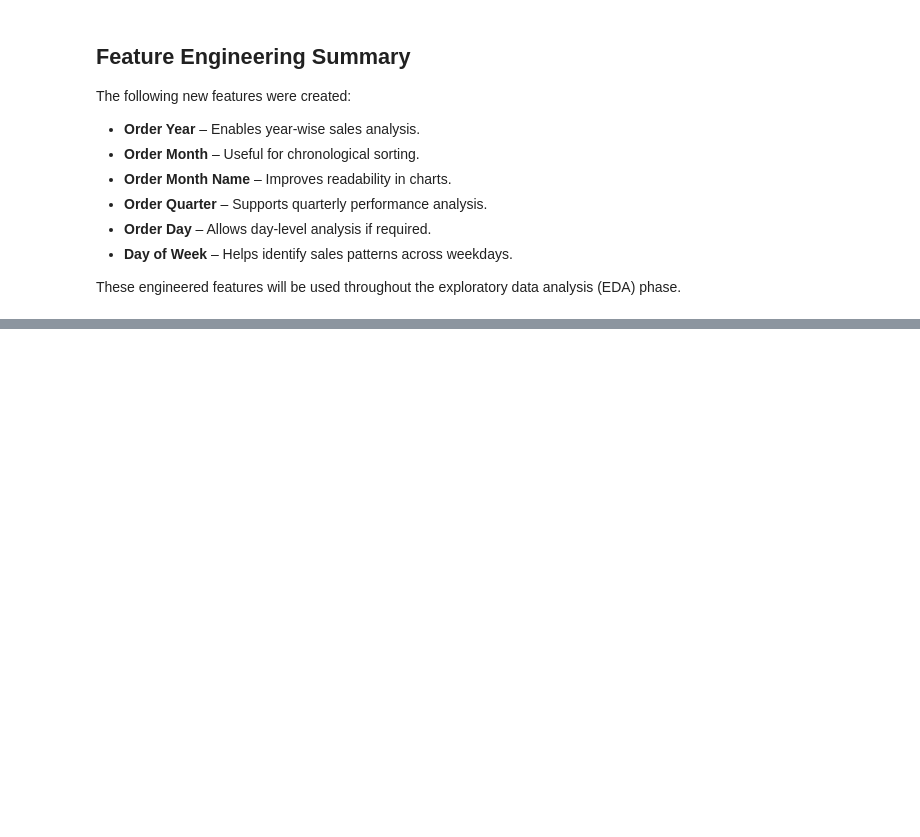
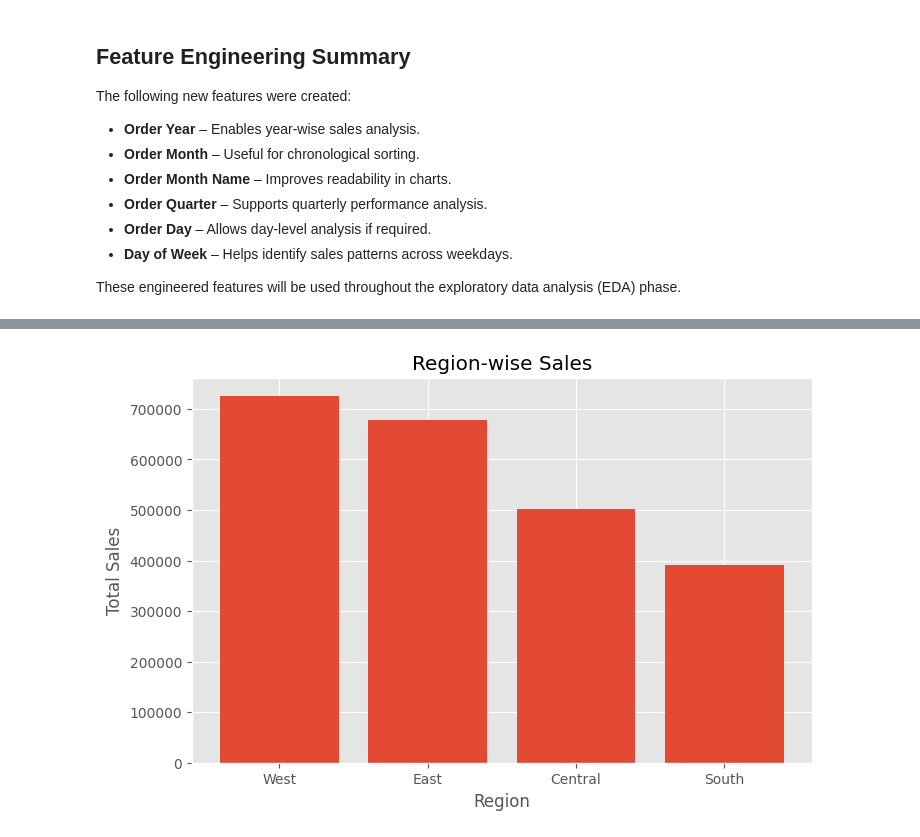
Before and after one commit to jigyasa-b31/Sales-Data-Analysis-Dashboard, a Jupyter notebook: notebooks/Sales_Data_Analysis_Dashboard.ipynb, the cells around one changed output, grey strips where cells are left out. Cells and saved outputs as stored; diff of their text form; code cells hidden in the pictures; blank space fills up the shorter version.

```diff
--- a/notebooks/Sales_Data_Analysis_Dashboard.ipynb
+++ b/notebooks/Sales_Data_Analysis_Dashboard.ipynb
@@ -259,0 +387,8 @@ These engineered features will be used throughout the exploratory data analysis
+# %%
+region_analysis = (
+    df.groupby("Region")[["Sales", "Profit"]]
+      .sum()
+      .sort_values(by="Sales", ascending=False)
+)
+
+region_analysis
@@ -259,0 +402,15 @@ These engineered features will be used throughout the exploratory data analysis
+# %%
+plt.figure(figsize=(8,5))
+
+plt.bar(
+    region_analysis.index,
+    region_analysis["Sales"]
+)
+
+plt.title("Region-wise Sales")
+plt.xlabel("Region")
+plt.ylabel("Total Sales")
+
+plt.show()
+# %% [output]
+[figure, added]
```
Also changed, not shown: parts of 16 cells of this notebook.
